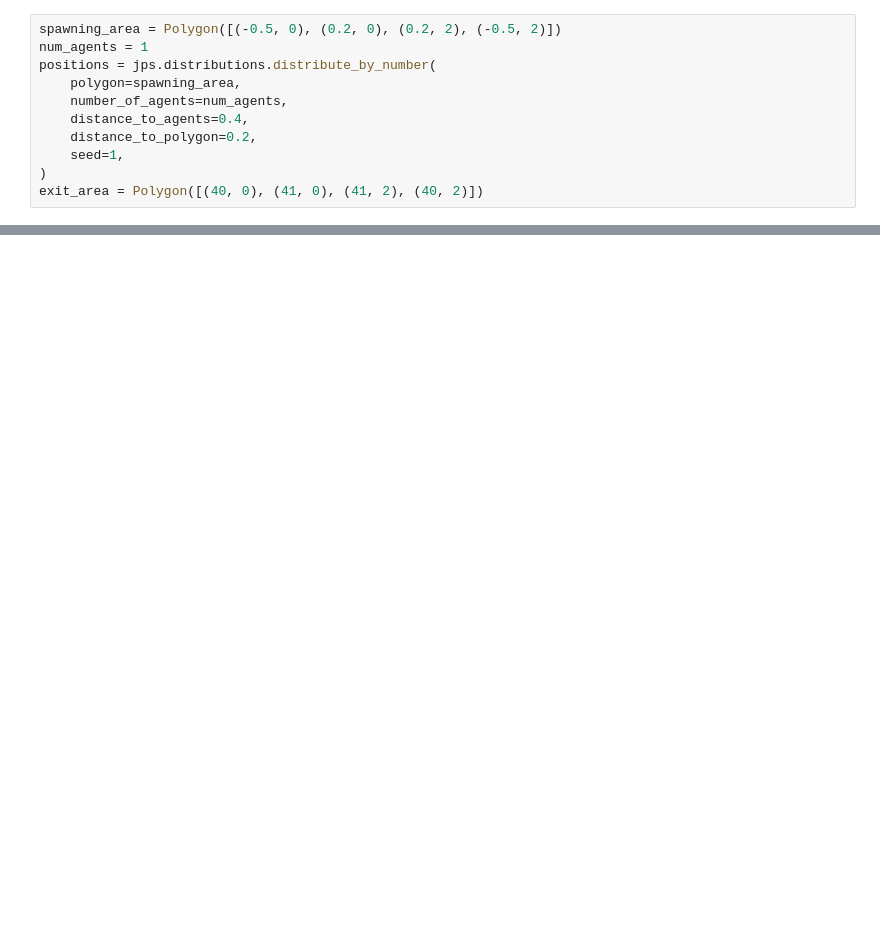
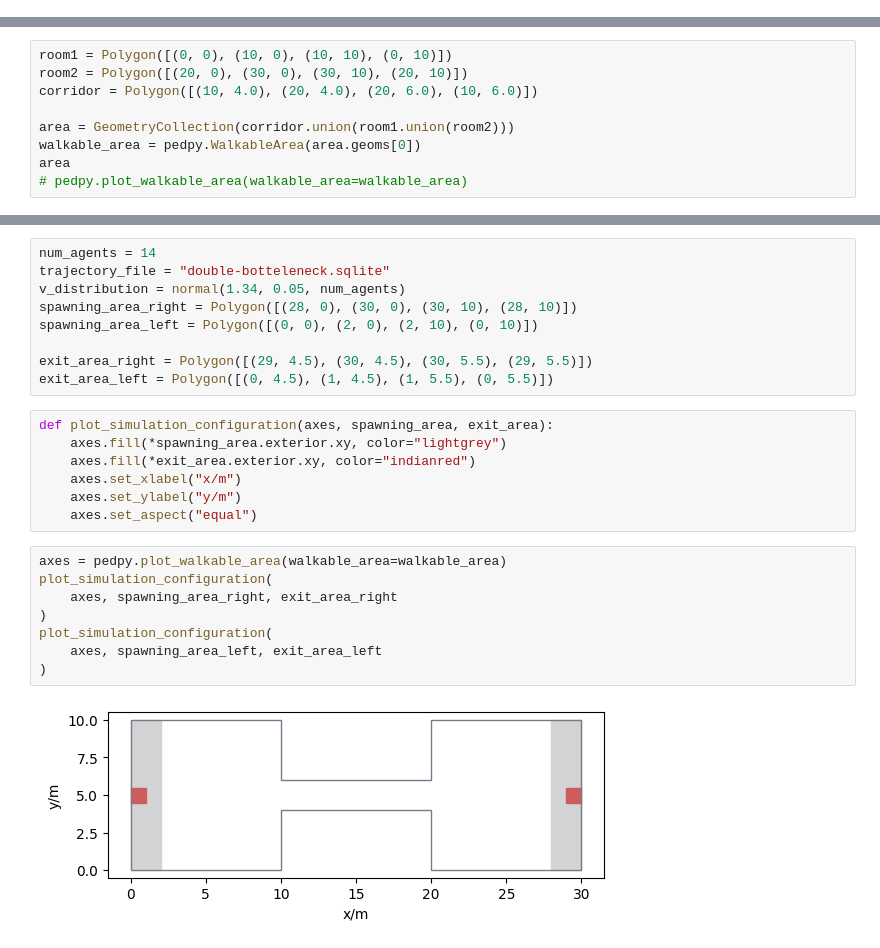
Before and after one commit to PedestrianDynamics/CFM2, a Jupyter notebook: notebooks/assignement1.ipynb, the cells around one changed output, grey strips where cells are left out. Drawn from its saved outputs; the diff is of its cells as text; blank space fills up the shorter version.

```diff
--- a/notebooks/assignement1.ipynb
+++ b/notebooks/assignement1.ipynb
@@ -7,11 +0,0 @@ area = Polygon([(-0.5, 0), (41, 0), (41, 2), (-0.5, 2)])
-# %%
-spawning_area = Polygon([(-0.5, 0), (0.2, 0), (0.2, 2), (-0.5, 2)])
-num_agents = 1
-positions = jps.distributions.distribute_by_number(
-    polygon=spawning_area,
-    number_of_agents=num_agents,
-    distance_to_agents=0.4,
-    distance_to_polygon=0.2,
-    seed=1,
-)
-exit_area = Polygon([(40, 0), (41, 0), (41, 2), (40, 2)])
@@ -57,0 +24,9 @@ animate(trajectory_data, walkable_area, every_nth_frame=5)
+# %%
+room1 = Polygon([(0, 0), (10, 0), (10, 10), (0, 10)])
+room2 = Polygon([(20, 0), (30, 0), (30, 10), (20, 10)])
+corridor = Polygon([(10, 4.0), (20, 4.0), (20, 6.0), (10, 6.0)])
+
+area = GeometryCollection(corridor.union(room1.union(room2)))
+walkable_area = pedpy.WalkableArea(area.geoms[0])
+area
+# pedpy.plot_walkable_area(walkable_area=walkable_area)
@@ -57,0 +39,26 @@ animate(trajectory_data, walkable_area, every_nth_frame=5)
+# %%
+num_agents = 14
+trajectory_file = "double-botteleneck.sqlite"
+v_distribution = normal(1.34, 0.05, num_agents)
+spawning_area_right = Polygon([(28, 0), (30, 0), (30, 10), (28, 10)])
+spawning_area_left = Polygon([(0, 0), (2, 0), (2, 10), (0, 10)])
+
+exit_area_right = Polygon([(29, 4.5), (30, 4.5), (30, 5.5), (29, 5.5)])
+exit_area_left = Polygon([(0, 4.5), (1, 4.5), (1, 5.5), (0, 5.5)])
+# %%
+def plot_simulation_configuration(axes, spawning_area, exit_area):
+    axes.fill(*spawning_area.exterior.xy, color="lightgrey")
+    axes.fill(*exit_area.exterior.xy, color="indianred")
+    axes.set_xlabel("x/m")
+    axes.set_ylabel("y/m")
+    axes.set_aspect("equal")
+# %%
+axes = pedpy.plot_walkable_area(walkable_area=walkable_area)
+plot_simulation_configuration(
+    axes, spawning_area_right, exit_area_right
+)
+plot_simulation_configuration(
+    axes, spawning_area_left, exit_area_left
+)
+# %% [output]
+[figure, added]
```
Also changed, not shown: parts of 16 cells of this notebook, 10 other files.
